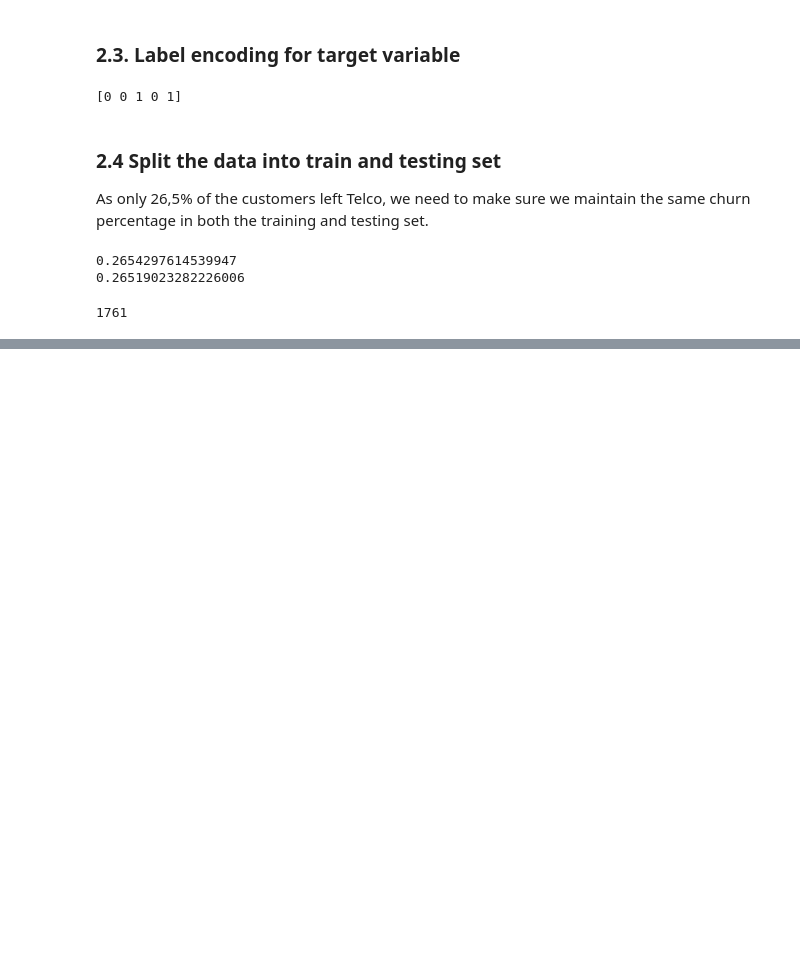
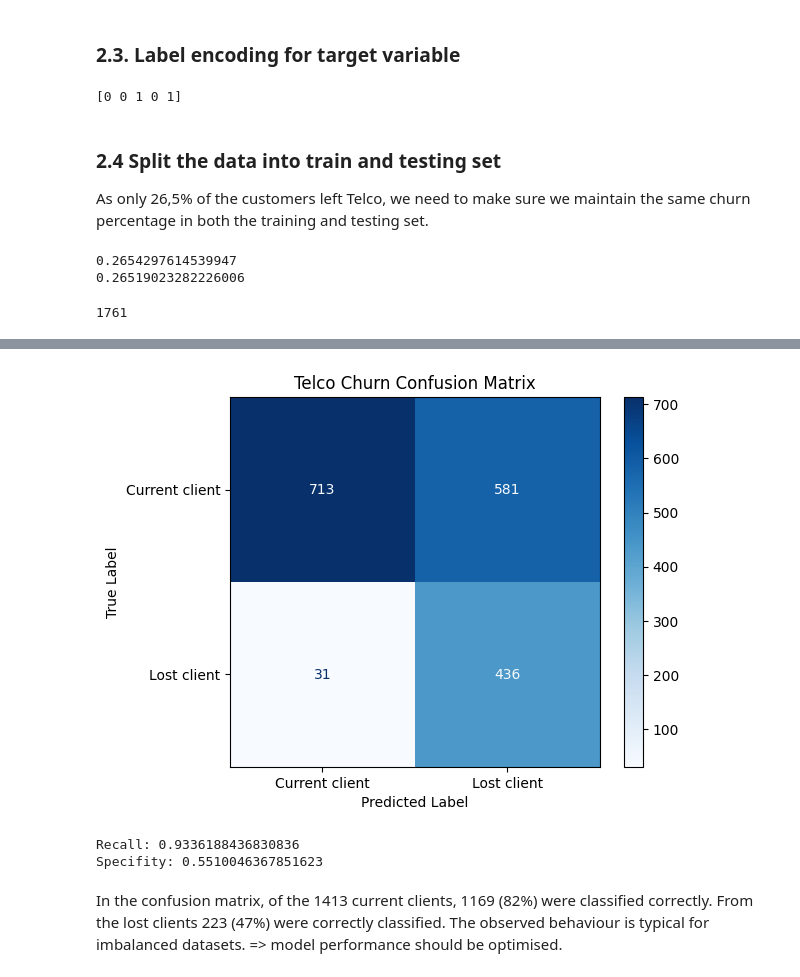
Before and after one commit to dobrinaVI/Customer-Churn-Prediction-using-XGBOOST, a Jupyter notebook: Customer_Churn_Prediction_using_XGBOOST.ipynb, the cells around one changed output, grey strips where cells are left out. Saved outputs shown, nothing was run; the diff lists cells and outputs as text; code cells hidden in the pictures; blank space fills up the shorter version.

```diff
--- a/Customer_Churn_Prediction_using_XGBOOST.ipynb
+++ b/Customer_Churn_Prediction_using_XGBOOST.ipynb
@@ -396,0 +576,19 @@ print(optimal_param.best_params_)
+# %%
+churn_clf_better=xgb.XGBClassifier(objective="binary:logistic",
+                             seed=5,
+                              early_stopping_rounds=10,
+                              learning_rate=0.001,
+                              max_depth=7,
+                              subsample=0.85,
+                              colsample_bytree=0.3,
+                            gamma=0.1,
+                            reg_lambda=0.01,
+                            scale_pos_weight=2.77,
+                                   min_child_weight=7,
+                                   reg_alpha=0,
+                                   eval_metric=["aucpr"]
+                                                         )
+
+# Fit the model as specified
+churn_clf_better.fit(X_train_resampled, y_train_resampled, verbose=3,
+              eval_set=[(X_test, y_test)])
@@ -396,0 +613,32 @@ print(optimal_param.best_params_)
+# %%
+# Make predictions on the test set
+y_pred = churn_clf_better.predict(X_test)
+
+# Create confusion matrix
+cm = confusion_matrix(y_test, y_pred)
+
+# Create a ConfusionMatrixDisplay object
+cm_disp = ConfusionMatrixDisplay(confusion_matrix=cm,
+                                 display_labels=["Current client", "Lost client"])
+
+# Plot the confusion matrix
+cm_disp.plot(cmap='Blues')
+
+# Add title and axis labels
+plt.title('Telco Churn Confusion Matrix')
+plt.xlabel('Predicted Label')
+plt.ylabel('True Label')
+
+# Show the plot
+plt.show()
+
+#print Recall and Specifity:
+print("Recall:",recall_score(y_test, y_pred))
+print("Specifity:",cm[0, 0]/(cm[0, 0]+cm[0, 1]))
+# %% [output]
+[figure, added]
+Recall: 0.9336188436830836
+Specifity: 0.5510046367851623
+# %% [markdown]
+In the confusion matrix, of the 1413 current clients, 1169 (82%) were classified correctly. From the lost clients 223 (47%) were correctly classified. The observed behaviour is typical for imbalanced datasets.
+=> model performance should be optimised.
```
Also changed, not shown: parts of 38 cells of this notebook.
